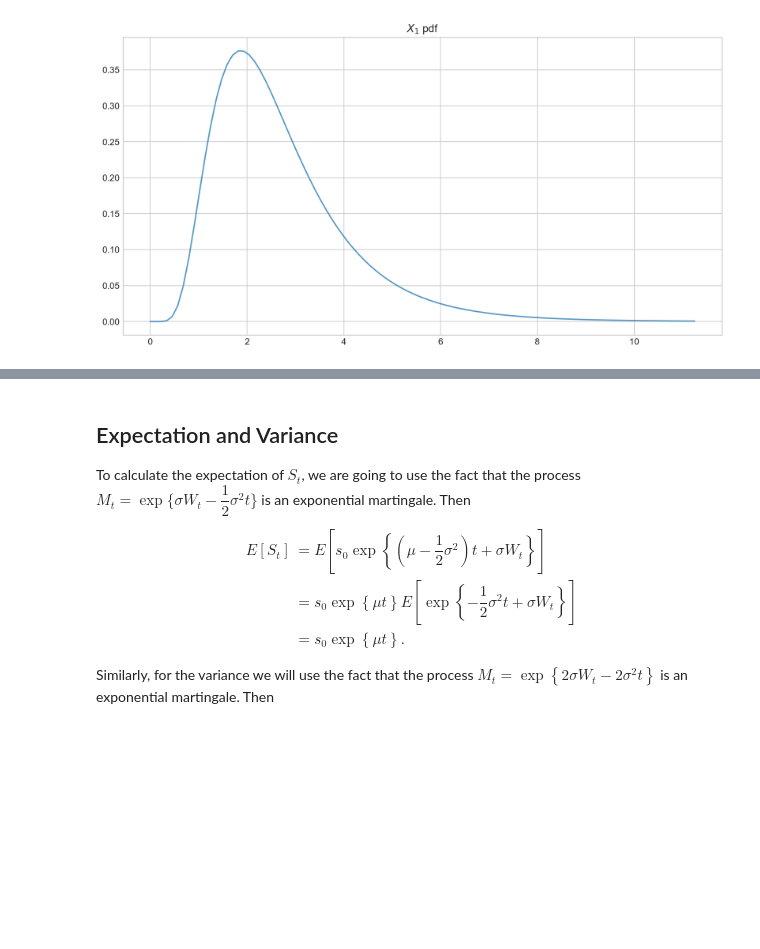
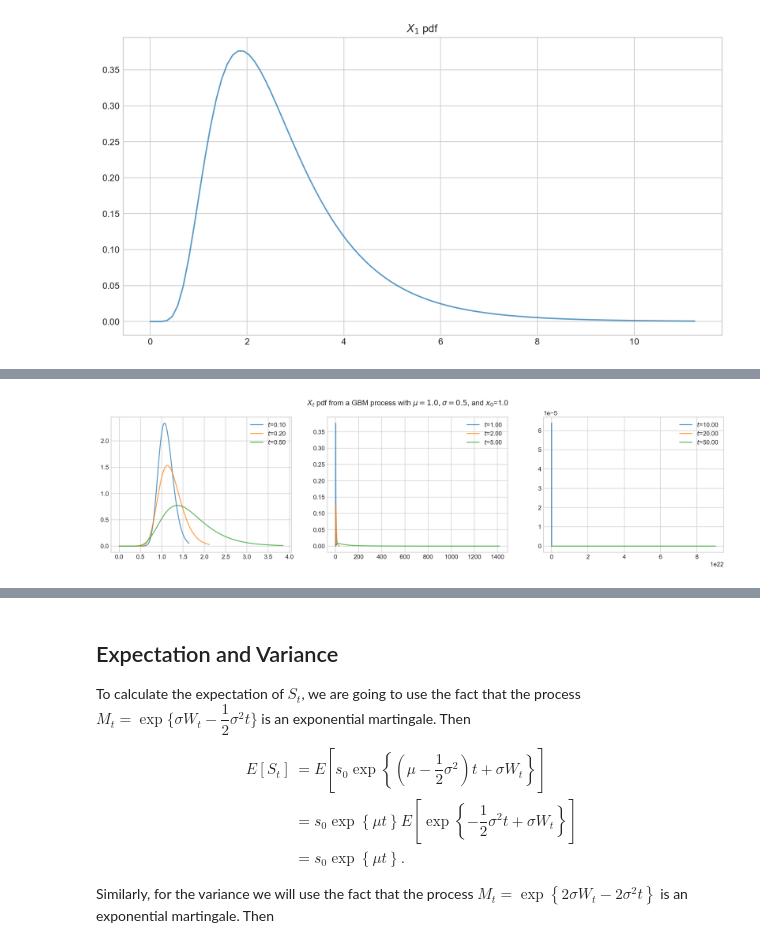
Before and after one commit to quantgirluk/Understanding-Quantitative-Finance, a Jupyter notebook: UQF/geometric_brownian_motion.ipynb, the cells around one changed output, grey strips where cells are left out. Saved outputs shown, nothing was run; the diff lists cells and outputs as text; code cells hidden in the pictures; blank space fills up the shorter version.

```diff
--- a/UQF/geometric_brownian_motion.ipynb
+++ b/UQF/geometric_brownian_motion.ipynb
@@ -66,8 +101,2 @@ array([1.00548335, 3.27202002, 1.83056323, 2.27368631, 5.68846422])
 # %% [markdown]
 Similarly, we can get a sample from $X_{10}$
-# %%
-from aleatory.processes import GBM
-process = GBM(drift=1.0, volatility=0.5, initial=1.0)
-t = 10
-X_t = process.get_marginal(t=t)
-X_t.rvs(size=5)
@@ -177,0 +177,15 @@ plt.show()
+# %%
+process = GBM(drift=1.0, volatility=0.5, initial=1.0)
+fig, axs = plt.subplots(1, 3, figsize=(18, 4))
+t_values = ([0.1, 0.2,  0.5], [1, 2, 5], [10, 20, 50])
+for (ts, ax) in zip(t_values, axs):
+    for t in ts:
+        X_t = process.get_marginal(t=t)
+        x = np.linspace(0, X_t.ppf(0.995), 100)
+        ax.plot(x, X_t.pdf(x), '-', lw=1.5,
+                alpha=0.75, label=f'$t$={t:.2f}')
+        ax.legend()
+fig.suptitle(f'$X_t$ pdf from a GBM process with $\mu=1.0, \sigma=0.5$, and $x_0$=1.0')
+plt.show()
+# %% [output]
+[figure, added]
```
Also changed, not shown: parts of 18 cells of this notebook.
